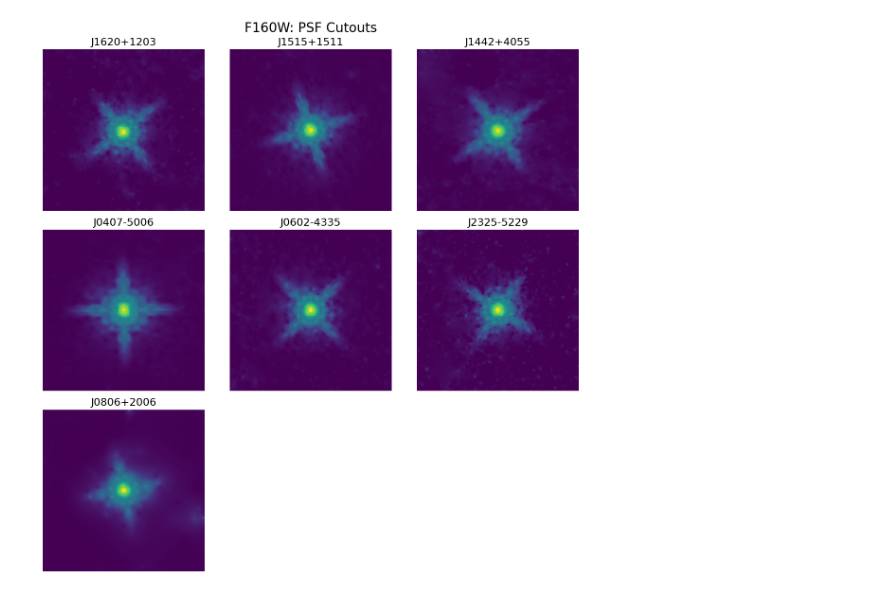
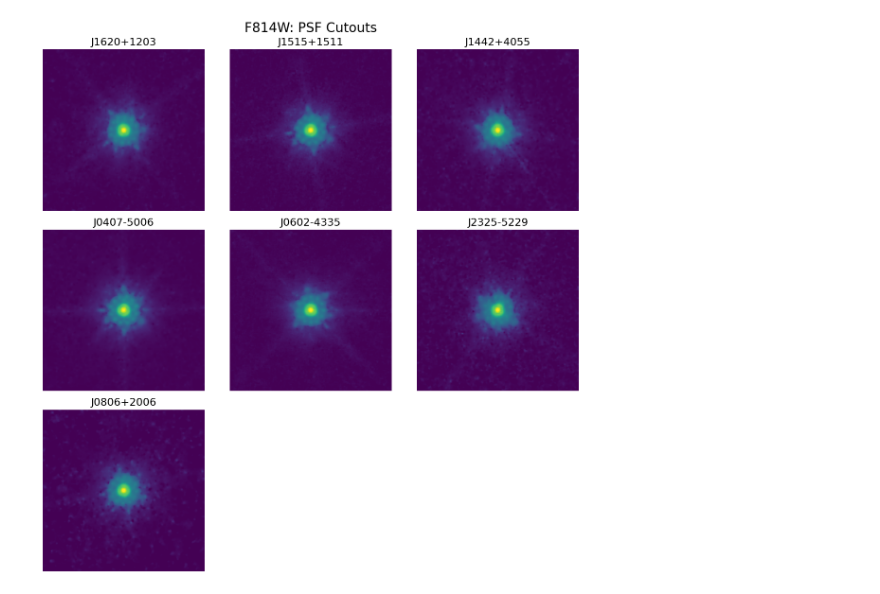
Before and after one commit to brady-ryan/hst_doubles, a Jupyter notebook: cutout_data/plot_psf.ipynb, the cells around one changed output. Cells and saved outputs as stored; diff of their text form; code cells hidden in the pictures.

```diff
--- a/cutout_data/plot_psf.ipynb
+++ b/cutout_data/plot_psf.ipynb
@@ -40,7 +40,7 @@ F160W = {
     'J0806+2006': ['F160W'],
 }
 
-filt = F160W
+filt = F814W
 
 ncols = 3
 num_quasars = sum(len(bands) for bands in filt.values())
@@ -51,31 +51,31 @@ ax = ax.flatten()
 
 plot_idx = 0
 
 for quasar_name, bands in filt.items():
     for band in bands:
 
         PSF_retrieved = fits.open(f'{quasar_name}/{band}/outputs/full_PSF.fits')[0].data
 
         # plot the quasar image
         sci_plot = ax[plot_idx].imshow(PSF_retrieved, norm=colors.SymLogNorm(linthresh=0.00001, vmin=0, vmax=0.01), cmap='viridis', origin='lower')
         ax[plot_idx].set_title(f'{quasar_name}', fontsize = 16)
 
         ax[plot_idx].axis('off')  # turn off axis
         plot_idx += 1
 
 # hide any unused subplots
 for j in range(plot_idx, nrows * ncols):
     ax[j].axis('off')
 
 if filt == F814W:
     title = 'F814W'
 elif filt == F475X:
     title = 'F475X'
 else:
     title = 'F160W'
 
 fig.suptitle(f'{title}: PSF Cutouts', fontsize = 20)
 plt.tight_layout()
 plt.show()
 # %% [output]
-[figure, old version]
+[figure, new version]
```
